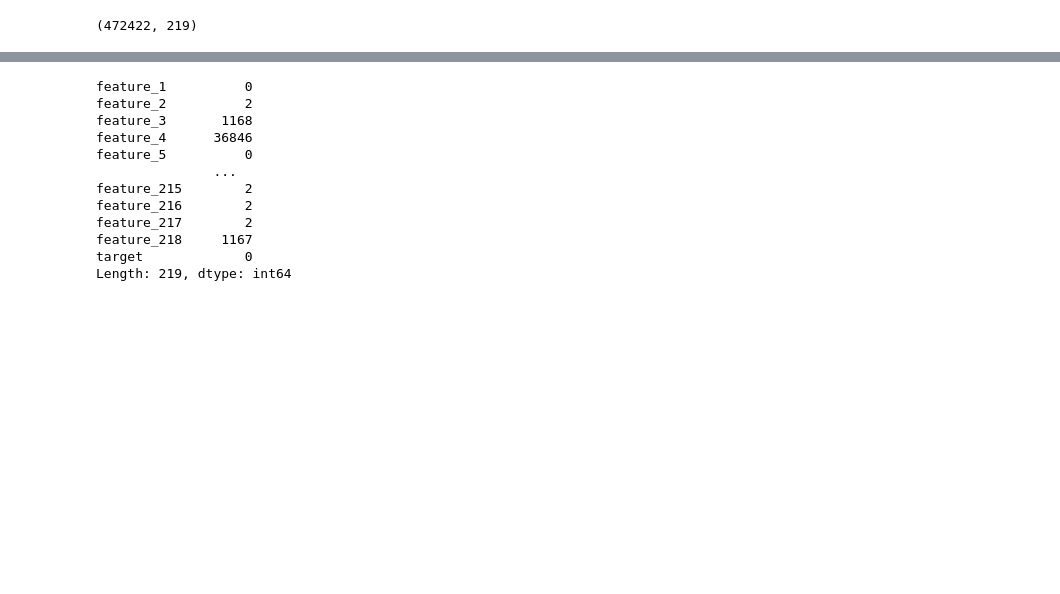
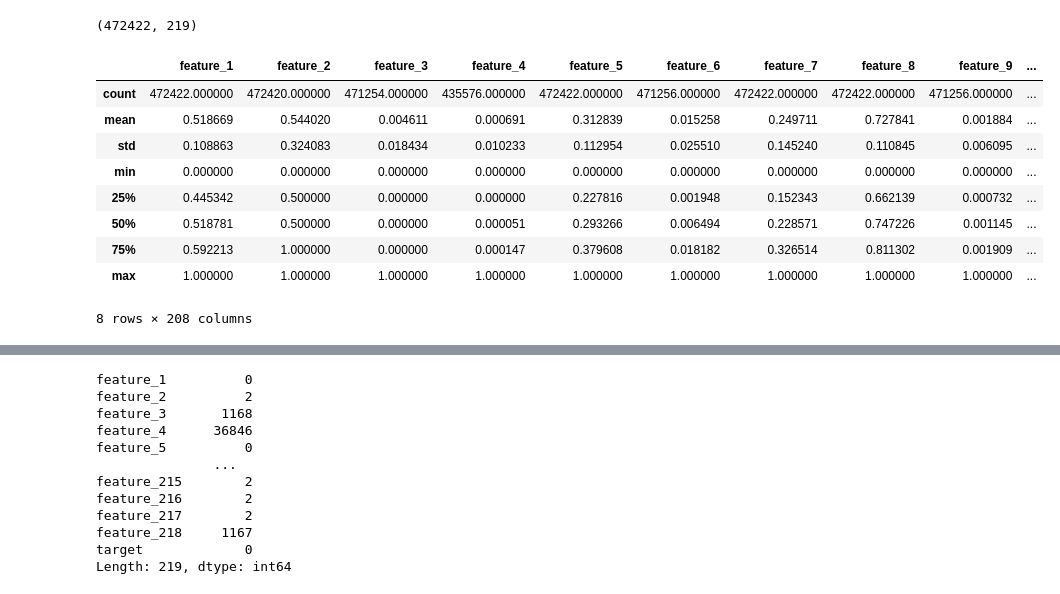
Before and after one commit to FranzValerio/baubap-nn-challenge, a Jupyter notebook: Notebooks/data_exploratory.ipynb, the cells around one changed output, grey strips where cells are left out. Drawn from its saved outputs; the diff is of its cells as text; code cells hidden in the pictures; blank space fills up the shorter version.

```diff
--- a/Notebooks/data_exploratory.ipynb
+++ b/Notebooks/data_exploratory.ipynb
@@ -19,3 +32,16 @@ datos.head()
 datos.shape
 # %% [output]
 (472422, 219)
+# %%
+datos.describe()
+# %% [output]
+|  | feature_1 | feature_2 | feature_3 | feature_4 | feature_5 | feature_6 | feature_7 | feature_8 | feature_9 | ... |
+| count | 472422.000000 | 472420.000000 | 471254.000000 | 435576.000000 | 472422.000000 | 471256.000000 | 472422.000000 | 472422.000000 | 471256.000000 | ... |
+| mean | 0.518669 | 0.544020 | 0.004611 | 0.000691 | 0.312839 | 0.015258 | 0.249711 | 0.727841 | 0.001884 | ... |
+| std | 0.108863 | 0.324083 | 0.018434 | 0.010233 | 0.112954 | 0.025510 | 0.145240 | 0.110845 | 0.006095 | ... |
+| min | 0.000000 | 0.000000 | 0.000000 | 0.000000 | 0.000000 | 0.000000 | 0.000000 | 0.000000 | 0.000000 | ... |
+| 25% | 0.445342 | 0.500000 | 0.000000 | 0.000000 | 0.227816 | 0.001948 | 0.152343 | 0.662139 | 0.000732 | ... |
+| 50% | 0.518781 | 0.500000 | 0.000000 | 0.000051 | 0.293266 | 0.006494 | 0.228571 | 0.747226 | 0.001145 | ... |
+| 75% | 0.592213 | 1.000000 | 0.000000 | 0.000147 | 0.379608 | 0.018182 | 0.326514 | 0.811302 | 0.001909 | ... |
+| max | 1.000000 | 1.000000 | 1.000000 | 1.000000 | 1.000000 | 1.000000 | 1.000000 | 1.000000 | 1.000000 | ... |
+8 rows × 208 columns
```
Also changed, not shown: parts of 7 cells of this notebook.
